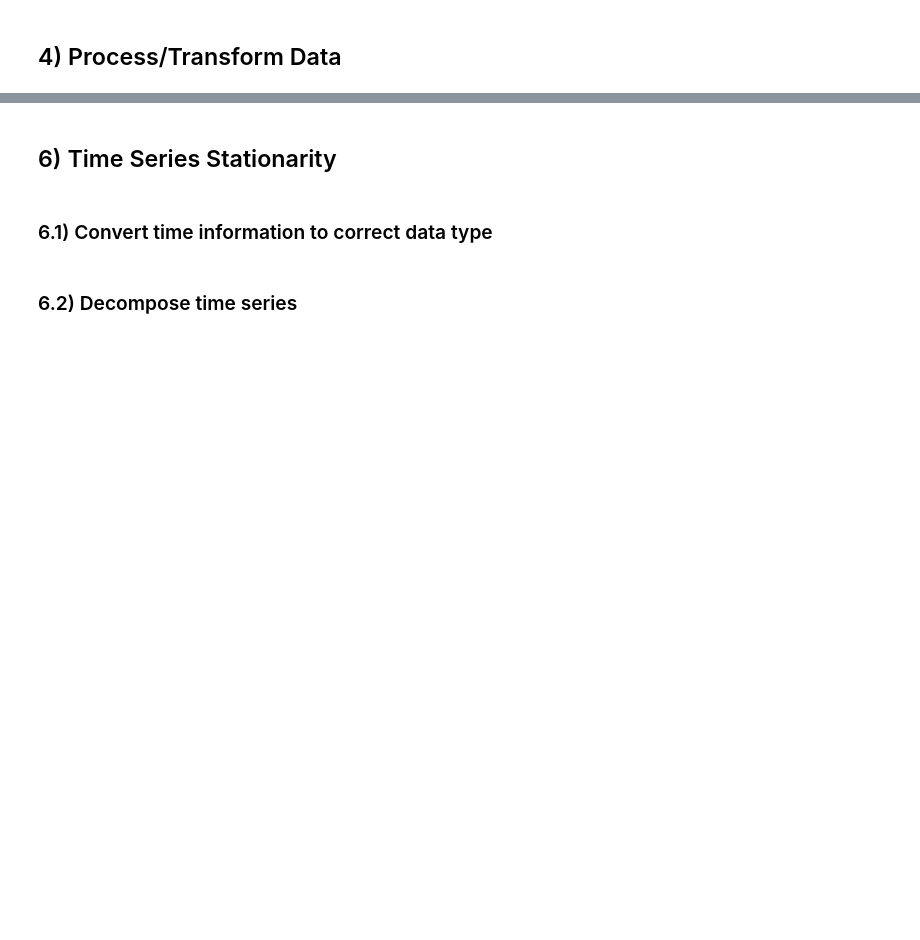
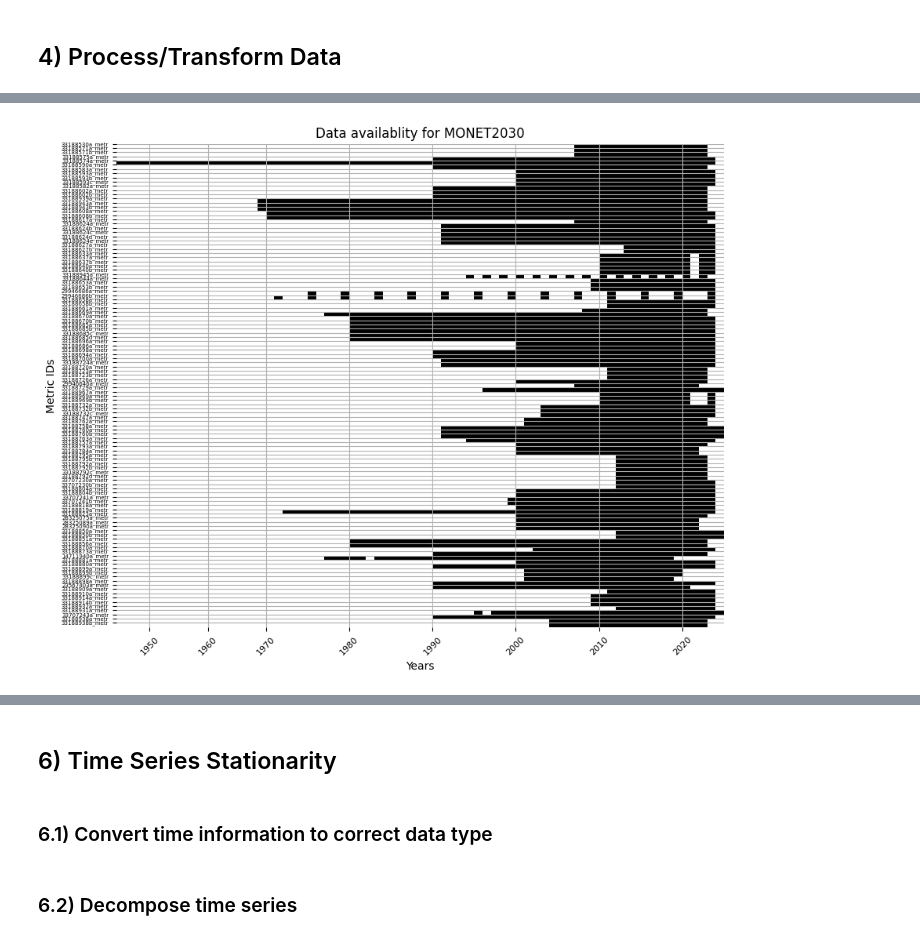
Before and after one commit to B-Lab-Switzerland/sipi-data-analysis, a Jupyter notebook: MONET_Analysis/notebooks/monet_data_scraper.ipynb, the cells around one changed output, grey strips where cells are left out. Saved outputs shown, nothing was run; the diff lists cells and outputs as text; code cells hidden in the pictures; blank space fills up the shorter version.

Commit message:
Started adding data analysis

```diff
--- a/MONET_Analysis/notebooks/monet_data_scraper.ipynb
+++ b/MONET_Analysis/notebooks/monet_data_scraper.ipynb
@@ -67,0 +147,3 @@ final_output = pipeline.run()
+# %%
+monet_clean = pipeline.stages[3].output
+monet_clean.head()
@@ -67,0 +159,8 @@ final_output = pipeline.run()
+# %%
+fig, ax = plot.visualize_data_availability(monet_clean.transpose(),
+                                      title = "Data availablity for MONET2030",
+                                      x_label = "Years",
+                                      y_label = "Metric IDs"
+                                     )
+# %% [output]
+[figure, added]
```
Also changed, not shown: parts of 16 cells of this notebook.
